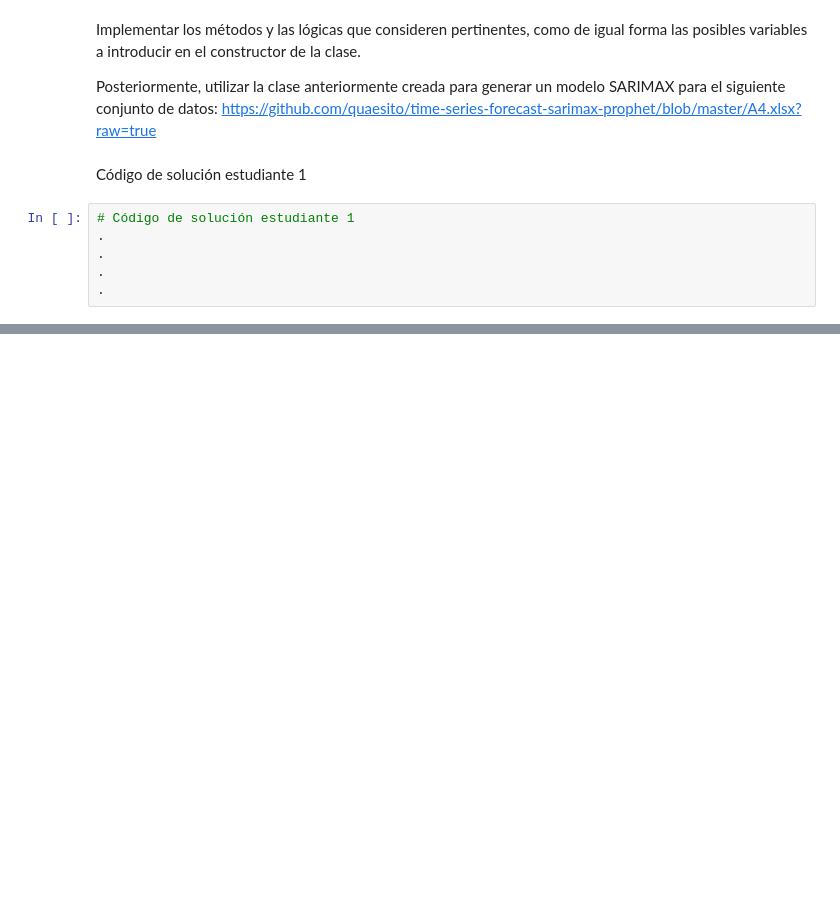
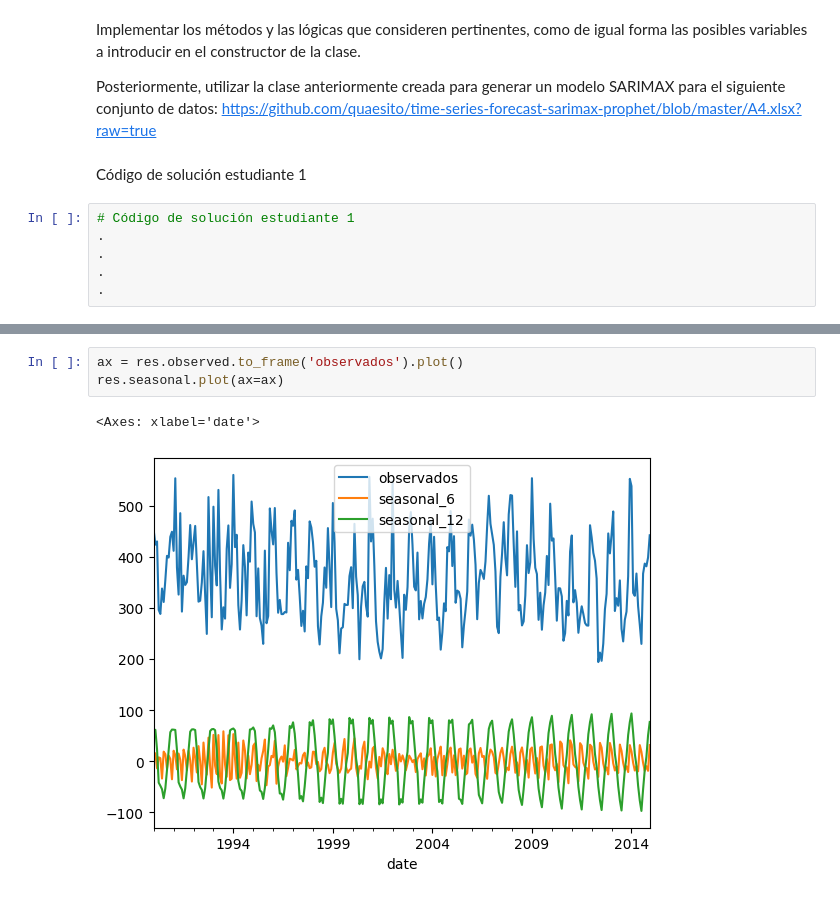
Before and after one commit to jaramillooo/T3_AECabrera, a Jupyter notebook: T3_AECabrera.ipynb, the cells around one changed output, grey strips where cells are left out. Saved outputs shown, nothing was run; the diff lists cells and outputs as text; blank space fills up the shorter version.

```diff
--- a/T3_AECabrera.ipynb
+++ b/T3_AECabrera.ipynb
@@ -55,0 +275,6 @@ Código de solución estudiante 2
+# %%
+ax = res.observed.to_frame('observados').plot()
+res.seasonal.plot(ax=ax)
+# %% [output]
+<Axes: xlabel='date'>
+[figure, added]
```
Also changed, not shown: parts of 38 cells of this notebook.
